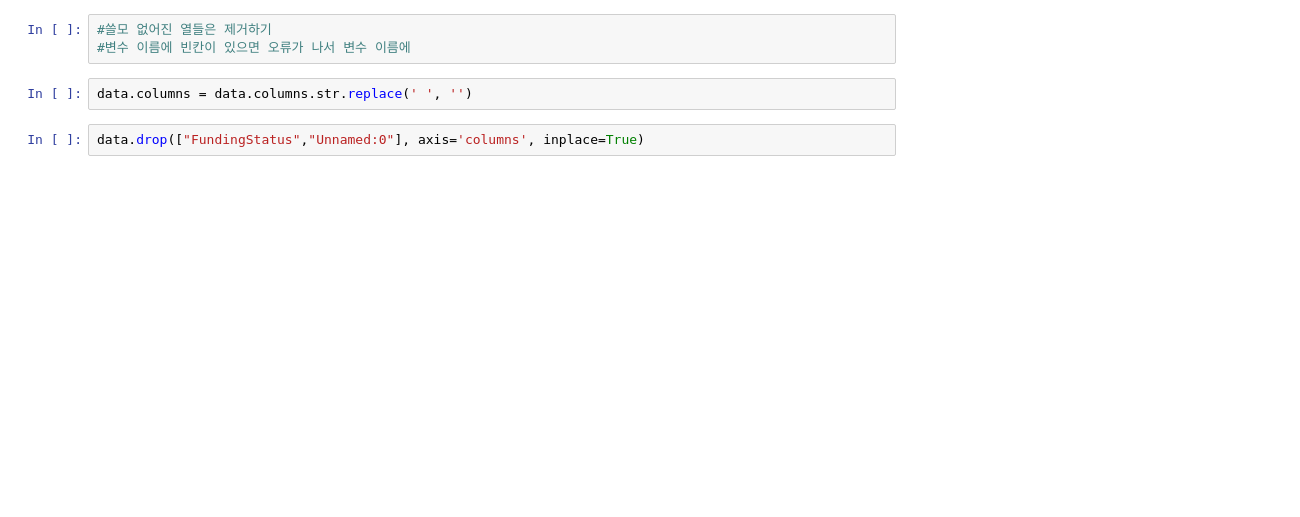
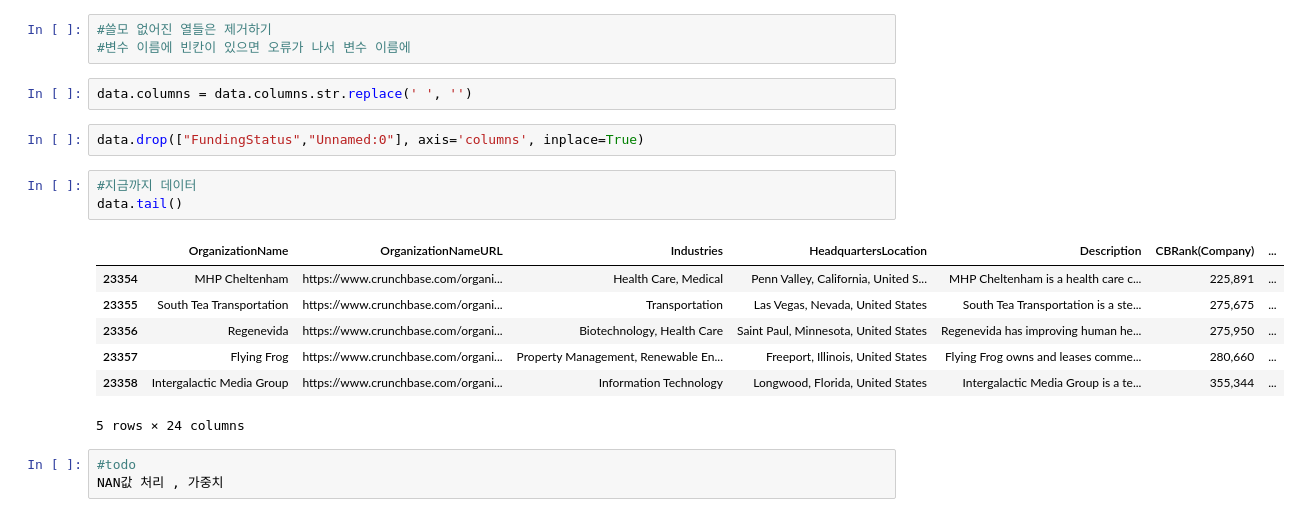
Before and after one commit to micro94/STARTUP_PREDICT, a Jupyter notebook: startup.ipynb, the cells around one changed output. Saved outputs shown, nothing was run; the diff lists cells and outputs as text; blank space fills up the shorter version.

```diff
--- a/startup.ipynb
+++ b/startup.ipynb
@@ -60,3 +69,17 @@ data["success"]=data["Funding Status"].isin(['M&A', 'IPO']).astype(int)
 data.columns = data.columns.str.replace(' ', '')
 # %%
 data.drop(["FundingStatus","Unnamed:0"], axis='columns', inplace=True)
+# %%
+#지금까지 데이터
+data.tail()
+# %% [output]
+|  | OrganizationName | OrganizationNameURL | Industries | HeadquartersLocation | Description | CBRank(Company) | ... |
+| 23354 | MHP Cheltenham | https://www.crunchbase.com/organi... | Health Care, Medical | Penn Valley, California, United S... | MHP Cheltenham is a health care c... | 225,891 | ... |
+| 23355 | South Tea Transportation | https://www.crunchbase.com/organi... | Transportation | Las Vegas, Nevada, United States | South Tea Transportation is a ste... | 275,675 | ... |
+| 23356 | Regenevida | https://www.crunchbase.com/organi... | Biotechnology, Health Care | Saint Paul, Minnesota, United States | Regenevida has improving human he... | 275,950 | ... |
+| 23357 | Flying Frog | https://www.crunchbase.com/organi... | Property Management, Renewable En... | Freeport, Illinois, United States | Flying Frog owns and leases comme... | 280,660 | ... |
+| 23358 | Intergalactic Media Group | https://www.crunchbase.com/organi... | Information Technology | Longwood, Florida, United States | Intergalactic Media Group is a te... | 355,344 | ... |
+5 rows × 24 columns
+# %%
+#todo
+NAN값 처리 , 가중치
```
Also changed, not shown: parts of 4 cells of this notebook.
